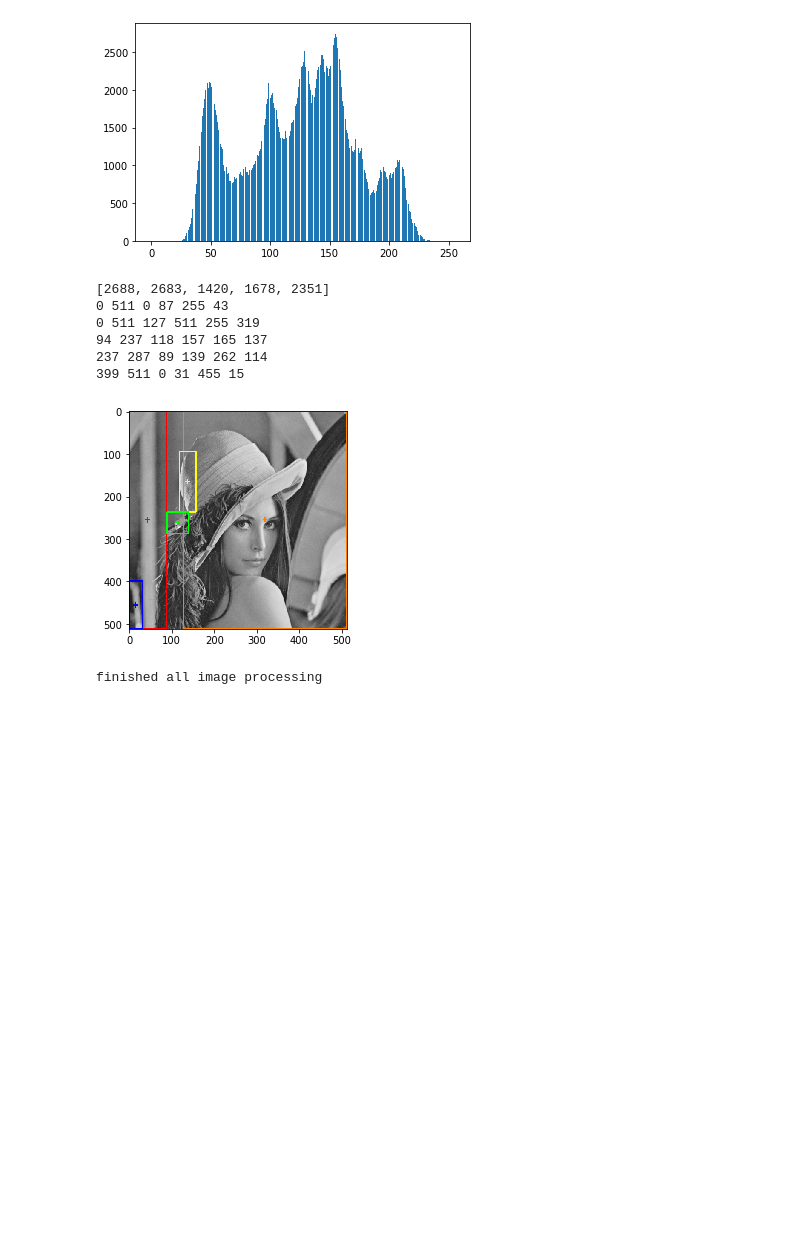
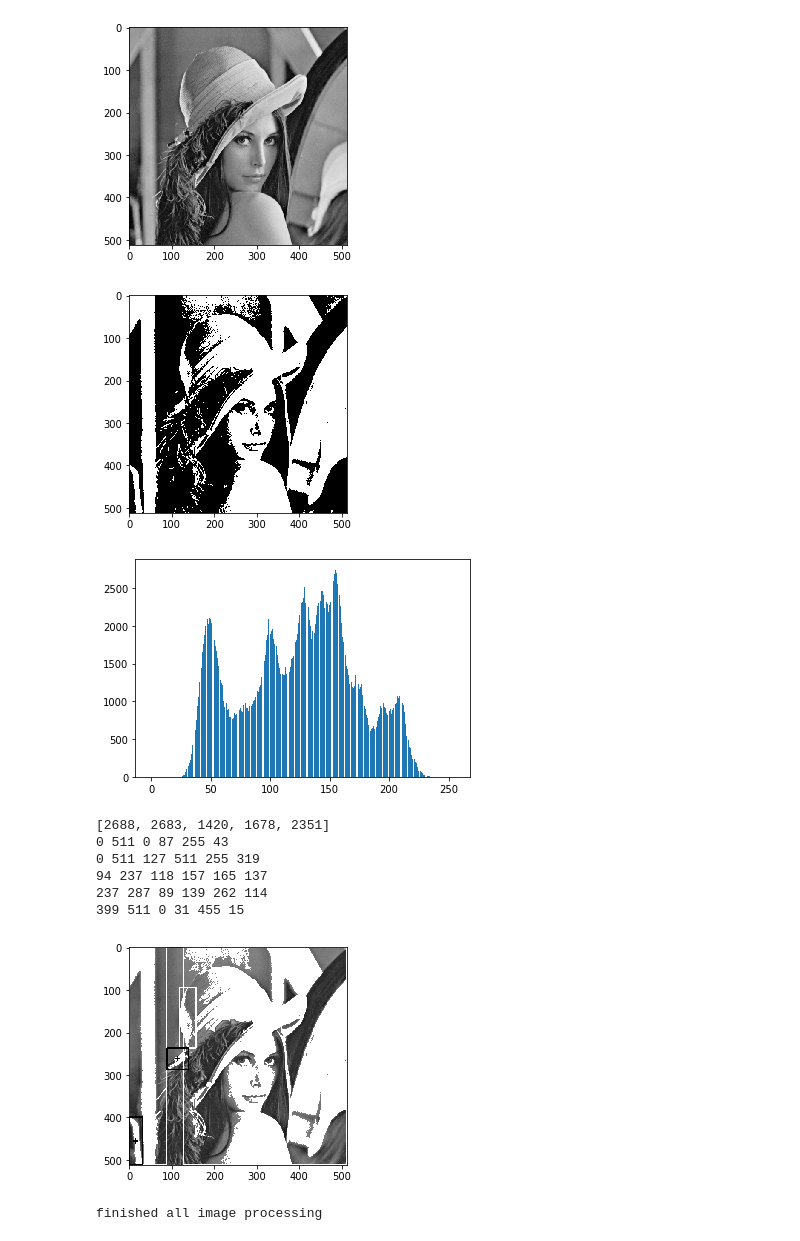
Before and after one commit to Alfons0329/CV_Fall_2019, a Jupyter notebook: HW2/python/hw2.ipynb, the cells around one changed output. Cells and saved outputs as stored; diff of their text form; code cells hidden in the pictures; blank space fills up the shorter version.

```diff
--- a/HW2/python/hw2.ipynb
+++ b/HW2/python/hw2.ipynb
@@ -130,7 +130,7 @@ def connected_components():
             if cc_img[i, j] and cc_img[i, j] not in cc_value and mymap[cc_img[i, j]] > LABEL_THRESHOLD:
                 cc_value.append(cc_img[i, j])
 
-    # draw rectangle and cross
+    # change the rgb image to black and white and add draw rectangle and cross
     print(cc_value)
     for i in cc_value:
         cc_pos[i] = []
@@ -138,39 +138,46 @@ def connected_components():
 
     for i in range(0, row):
         for j in range(0, col):
             if cc_img[i, j] and mymap[cc_img[i, j]] > LABEL_THRESHOLD:
                 cc_pos[cc_img[i, j]].append((i, j))
+                if cc_img[i, j]:
+                    rgb_img[i, j] = (255, 255, 255)
+                else:
+                    rgb_img[i, j] = (0, 0, 0)
+
 
     rainbow = [(255, 0, 0), (255, 127, 0), (255, 255, 0), (0, 255, 0), (0, 0, 255), (148, 0, 211)]
     rainbow_idx = 0
 
     for each_cc_value in cc_value:
         u = min(cc_pos[each_cc_value], key = lambda i : i [0])[0]
         d = max(cc_pos[each_cc_value], key = lambda i : i [0])[0]
         l = min(cc_pos[each_cc_value], key = lambda i : i [1])[1]
         r = max(cc_pos[each_cc_value], key = lambda i : i [1])[1]
 
         cen_i = (u + d) // 2
         cen_j = (l + r) // 2
 
         print(u, d, l, r, cen_i, cen_j)
         draw_rect(u, d, l, r, rainbow[rainbow_idx])
         draw_cent(cen_i, cen_j, rainbow[rainbow_idx])
         rainbow_idx += 1
 
 
 connected_components()
 plt.imshow(rgb_img)
 plt.savefig('lena_connected_components.png')
 plt.show()
 print('finished all image processing')
 # %% [output]
-[figure, old version]
+[figure, new version]
+[figure, new version]
+[figure, added]
 [2688, 2683, 1420, 1678, 2351]
 0 511 0 87 255 43
 0 511 127 511 255 319
 94 237 118 157 165 137
 237 287 89 139 262 114
 399 511 0 31 455 15
-[figure, old version]
+[figure, added]
 finished all image processing
```
Also changed, not shown: 1 other file.
